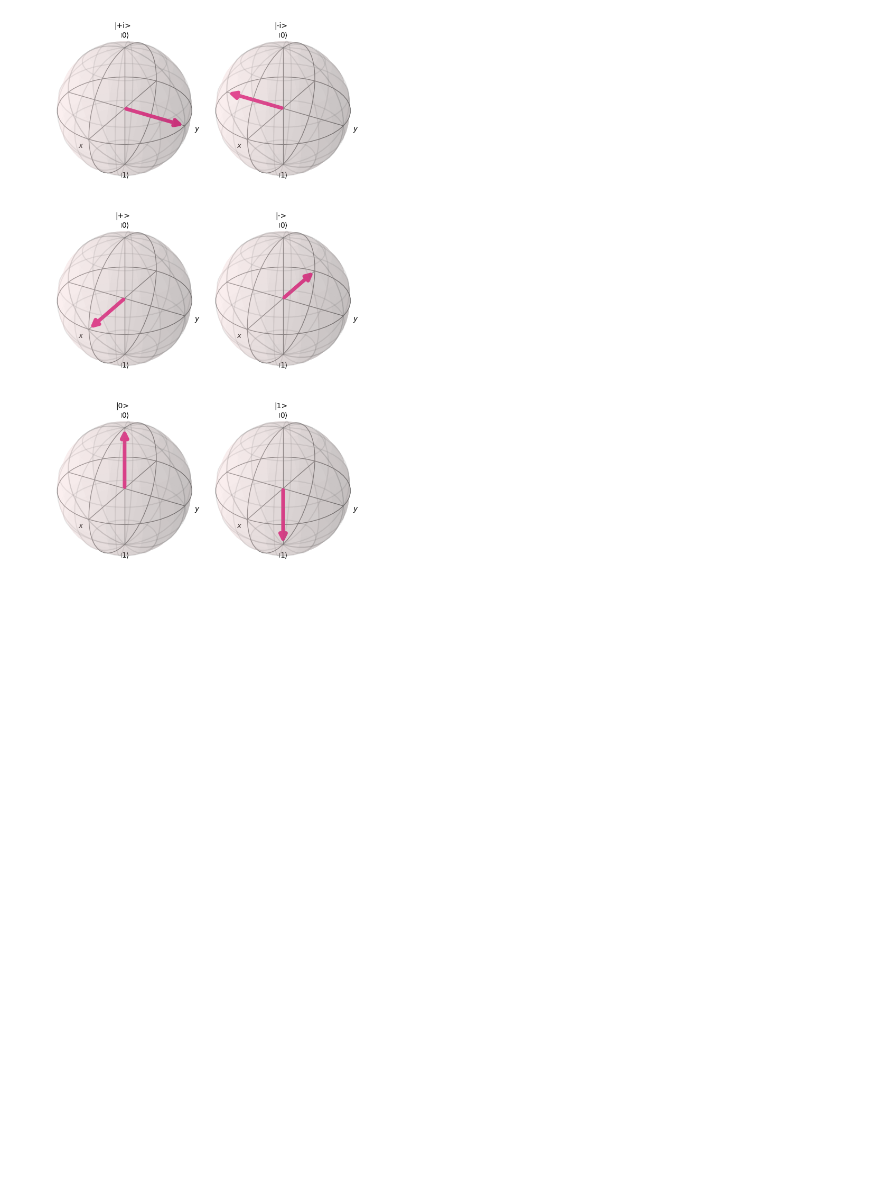
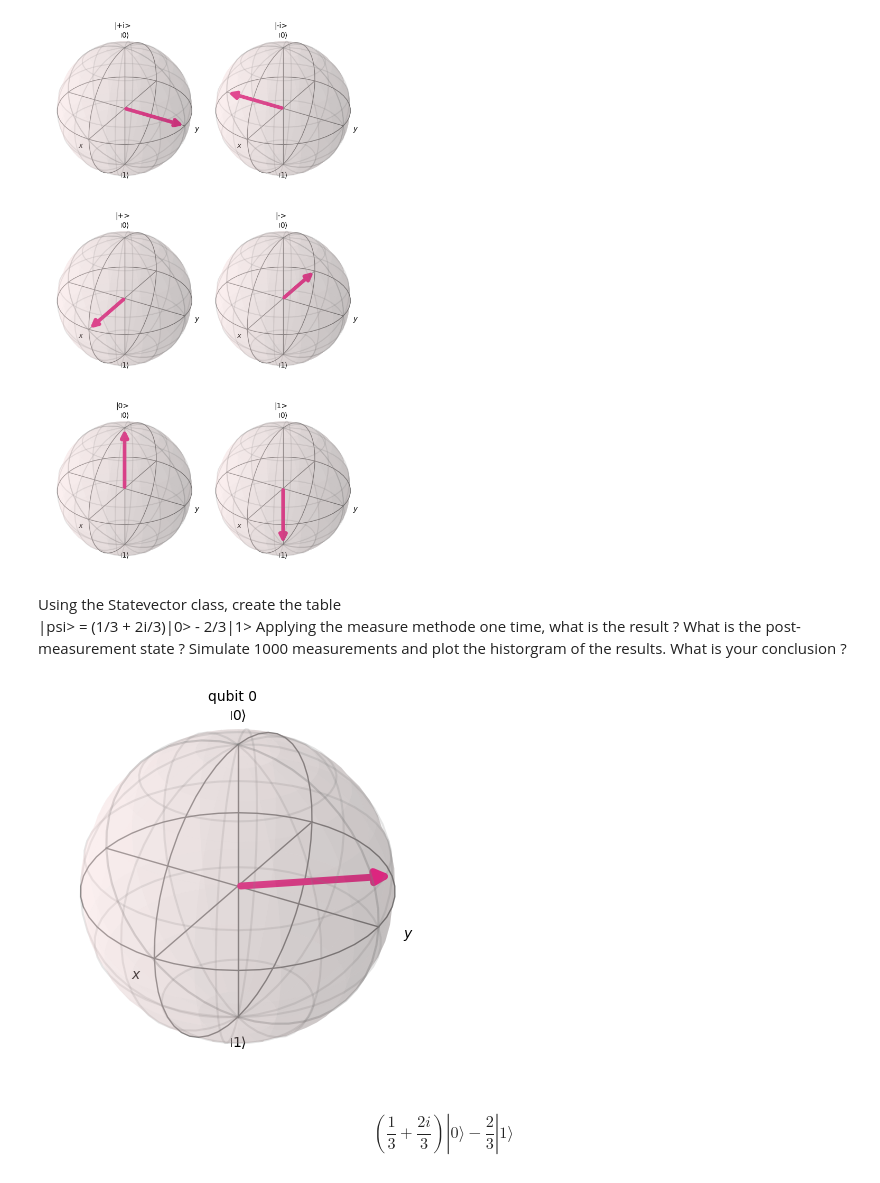
Before and after one commit to RBoutroux/TP_qiskit, a Jupyter notebook: TP.ipynb, the cells around one changed output. Saved outputs shown, nothing was run; the diff lists cells and outputs as text; code cells hidden in the pictures; blank space fills up the shorter version.

Commit message:
[feat] First statevector measurement

```diff
--- a/TP.ipynb
+++ b/TP.ipynb
@@ -56,3 +57,18 @@ for m in range(len(states)):
     plot_bloch_vector(states[m], coord_type='spherical', ax = ax, title=titles[m])
 # %% [output]
 [figure]
+# %% [markdown]
+Using the Statevector class, create the table
+|psi> = (1/3 + 2i/3)|0> - 2/3|1>
+Applying the measure methode one time, what is the result ? What is the post-measurement state ?
+Simulate 1000 measurements and plot the historgram of the results. What is your conclusion ?
+# %%
+psi = Statevector([1/3 + 2j/3, -2/3])
+
+psi.draw('bloch')
+# %% [output]
+[figure, added]
+# %%
+psi.draw('latex')
+# %% [output]
+$$(\frac{1}{3} + \frac{2 i}{3}) |0\rangle- \frac{2}{3} |1\rangle$$
```
Also changed, not shown: parts of 2 cells of this notebook.
